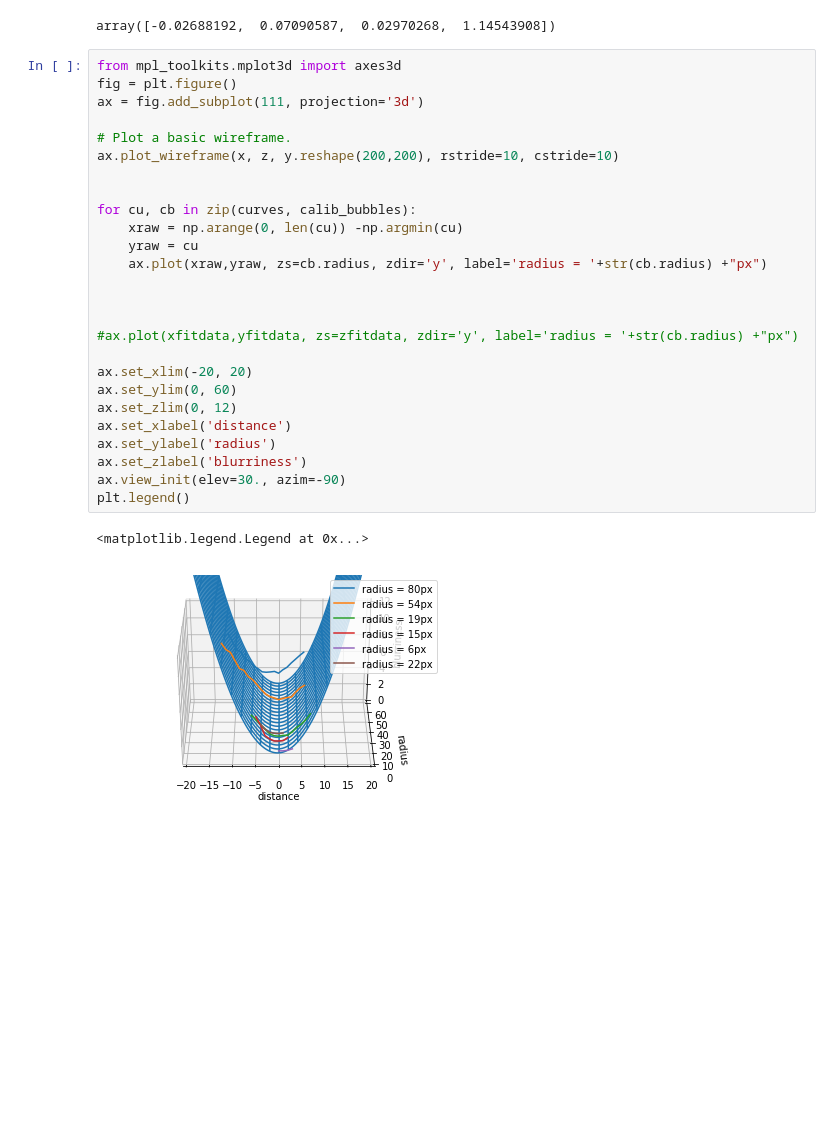
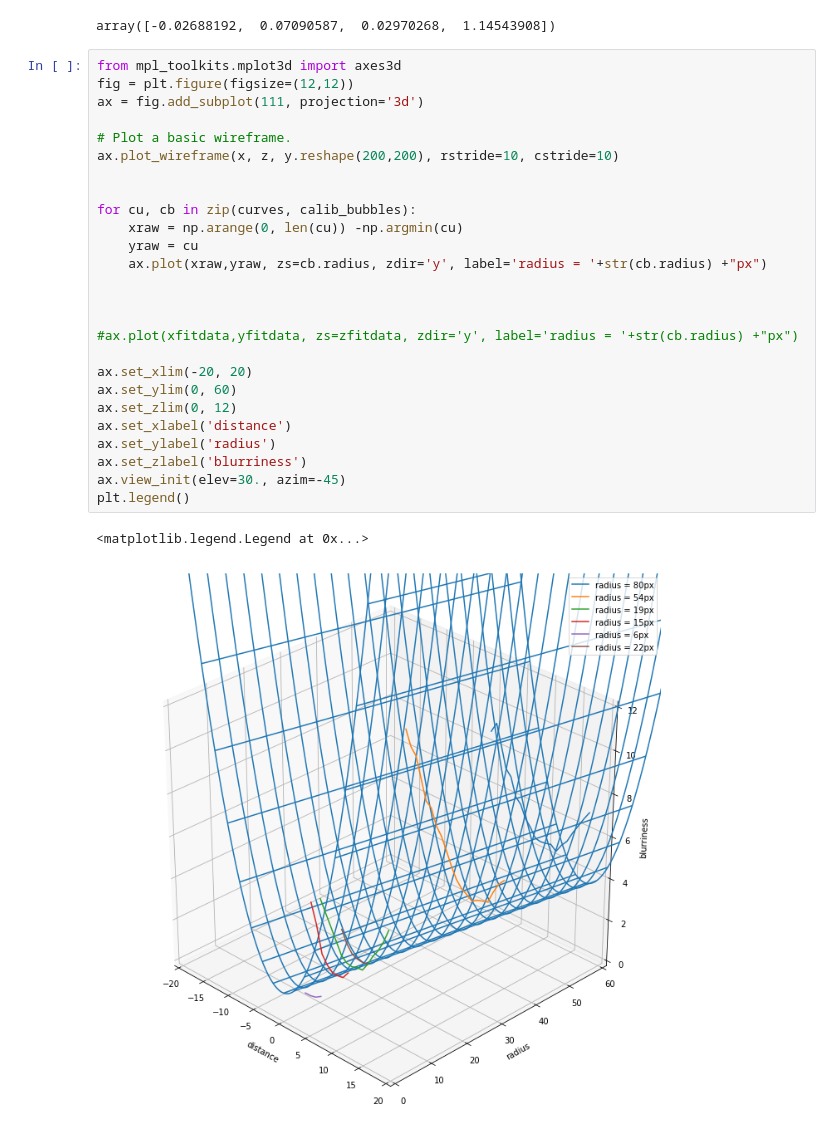
Before and after one commit to zazizizou/gradient_ansatz, a Jupyter notebook: DoF_cailb.ipynb, the cells around one changed output. Drawn from its saved outputs; the diff is of its cells as text; blank space fills up the shorter version.

```diff
--- a/DoF_cailb.ipynb
+++ b/DoF_cailb.ipynb
@@ -437,30 +437,30 @@ popt
 array([-0.02688192,  0.07090587,  0.02970268,  1.14543908])
 # %%
 from mpl_toolkits.mplot3d import axes3d
-fig = plt.figure()
+fig = plt.figure(figsize=(12,12))
 ax = fig.add_subplot(111, projection='3d')
 
 # Plot a basic wireframe.
 ax.plot_wireframe(x, z, y.reshape(200,200), rstride=10, cstride=10)
 
 
 for cu, cb in zip(curves, calib_bubbles):
     xraw = np.arange(0, len(cu)) -np.argmin(cu)
     yraw = cu
     ax.plot(xraw,yraw, zs=cb.radius, zdir='y', label='radius = '+str(cb.radius) +"px")
 
 
 
 #ax.plot(xfitdata,yfitdata, zs=zfitdata, zdir='y', label='radius = '+str(cb.radius) +"px")
 
 ax.set_xlim(-20, 20)
 ax.set_ylim(0, 60)
 ax.set_zlim(0, 12)
 ax.set_xlabel('distance')
 ax.set_ylabel('radius')
 ax.set_zlabel('blurriness')
-ax.view_init(elev=30., azim=-90)
+ax.view_init(elev=30., azim=-45)
 plt.legend()
 # %% [output]
 <matplotlib.legend.Legend at 0x...>
-[figure, old version]
+[figure, new version]
```
Also changed, not shown: 12 other files.
